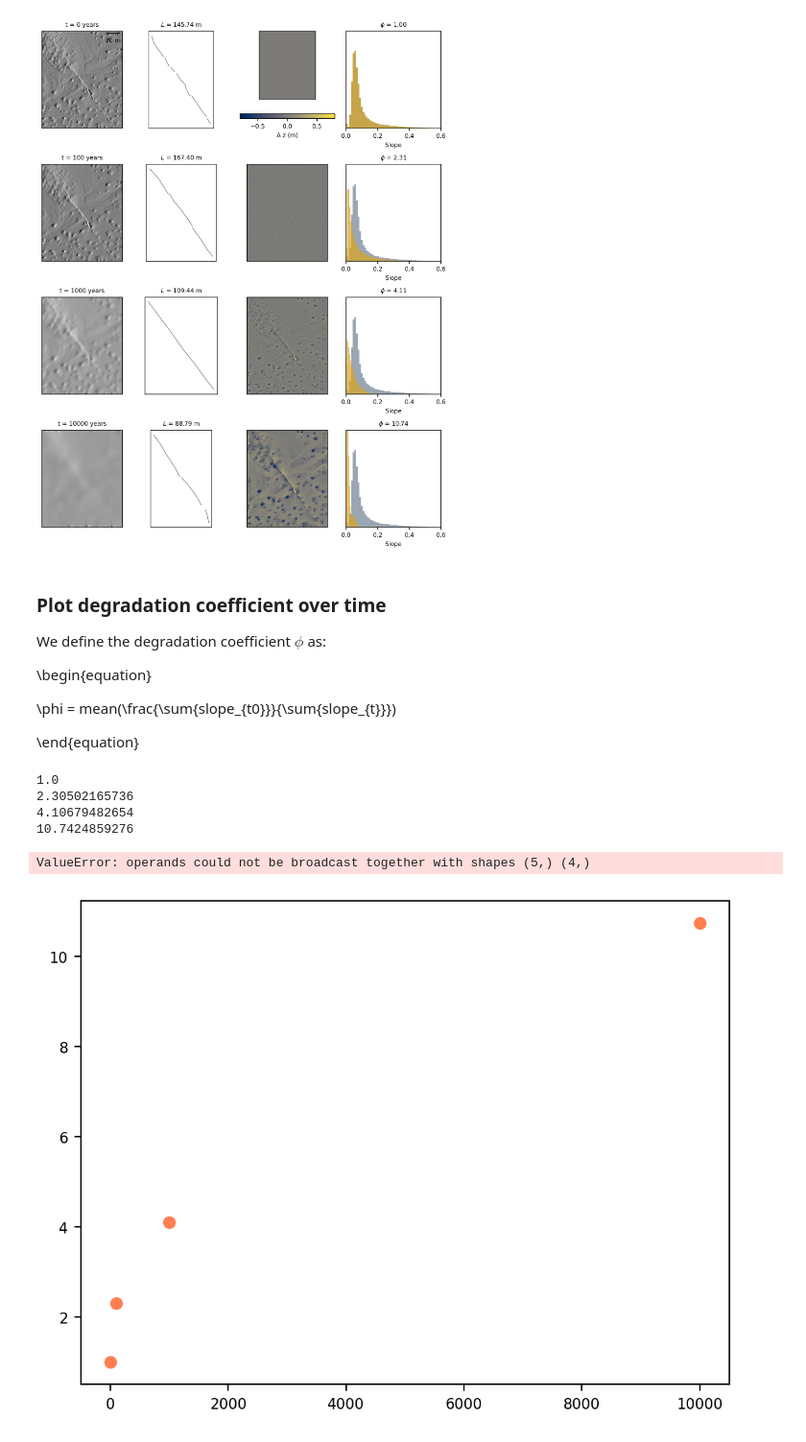
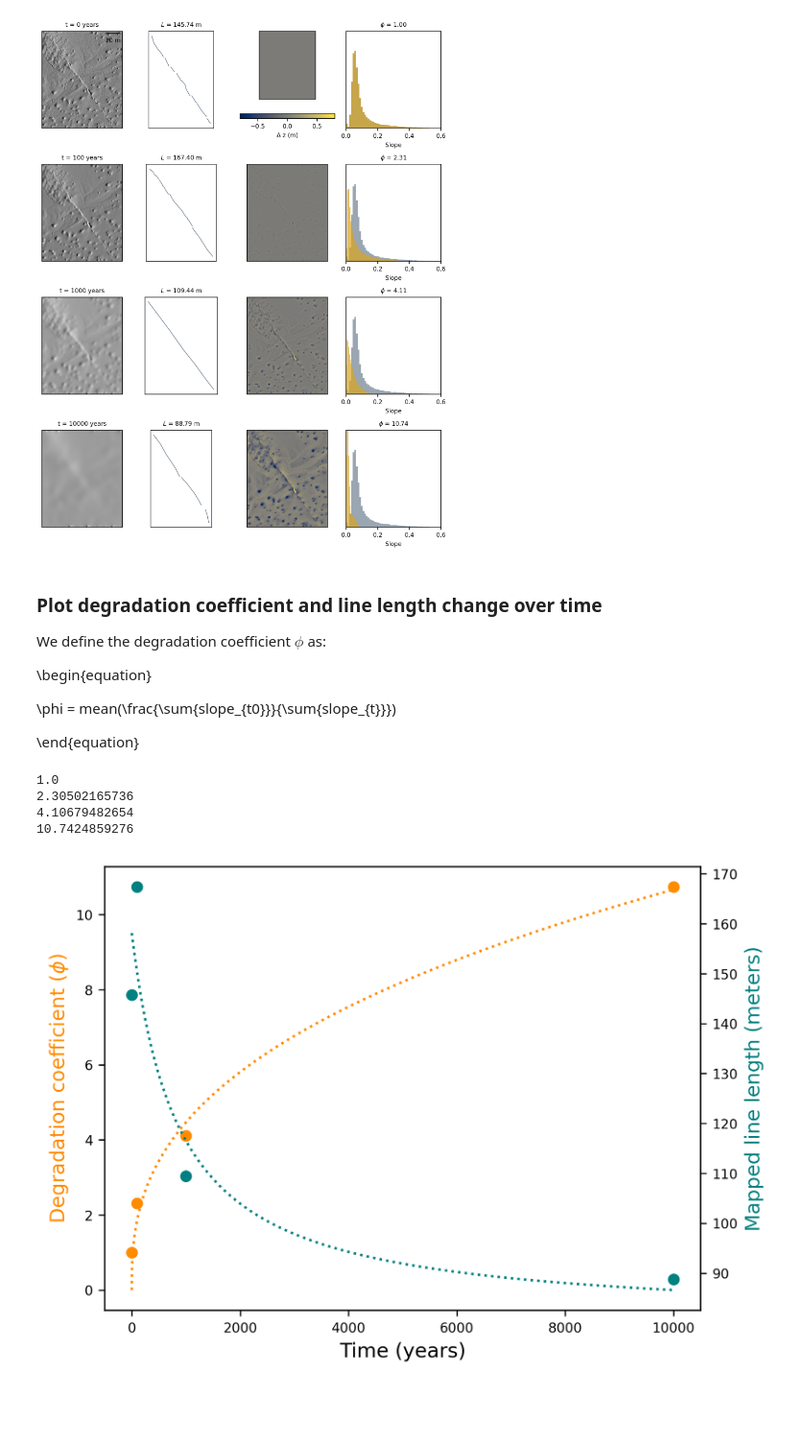
Before and after one commit to absrp/landscape_evolution_PFDHA, a Jupyter notebook: information_loss_analysis.ipynb, the cells around one changed output. Shown at 96% size. Cells and saved outputs as stored; diff of their text form; code cells hidden in the pictures; blank space fills up the shorter version.

Commit message:
plotting degradation coefficient and line length over time

```diff
--- a/information_loss_analysis.ipynb
+++ b/information_loss_analysis.ipynb
@@ -45,6 +45,7 @@ fig, ax = plt.subplots(
 
 # sort shapefiles in order for plotting later
 shapefiles_sorted = sorted(shapefiles, key=lambda x: int(x.split("_")[1].split(".")[0]))
+line_length = [] # for later plot
 
 # landlab grid from DEM
 mg, z = read_esri_ascii(DEM_name, name='topographic__elevation')
@@ -117,6 +118,7 @@ for p in range(max(n_iter)+1):
         gdf['length'] = gdf.geometry.length
         total_length = gdf.geometry.length.sum()
         ax[plot_counter,1].set_title(r"$L$ = {:.2f} m".format(total_length),fontsize=8)
+        line_length.append(total_length)
         plot_counter += 1
     g = mg.calc_grad_at_link(z)
     qs[mg.active_links] = -D * g[mg.active_links]
@@ -156,7 +158,7 @@ plt.savefig(txtname)
 # %% [output]
 [figure]
 # %% [markdown]
-### Plot degradation coefficient over time
+### Plot degradation coefficient and line length change over time
 
 We define the degradation coefficient $\phi$ as:
 
@@ -166,9 +168,7 @@ We define the degradation coefficient $\phi$ as:
 
 \end{equation}
 # %%
-fig= plt.figure(
-    dpi=200,
-)
+fig, ax1 = plt.subplots(dpi=300)
 
 # landlab grid from DEM
 mg, z = read_esri_ascii(DEM_name, name='topographic__elevation')
@@ -183,42 +183,57 @@ D = 0.001  # m2/yr transport rate
 dt = 0.2 * mg.dx * mg.dx / D # time step is 5 years
 mg.set_closed_boundaries_at_grid_edges(True, False, True, False)
 qs = mg.add_zeros('sediment_flux', at='link')
 
-# run model over time
 coeff_t = []
-
+ax2 = ax1.twinx()
+plot_counter = 0
 for p in range(max(n_iter)+1):
     if np.any(p == n_iter):
         slope_t = mg.calc_slope_at_node(z)
         slope_t = np.array(slope_t)
         ratio = slope_t0/slope_t
         ratio = ratio[np.logical_not(np.isnan(ratio))]
         ratio = np.mean(ratio)
         info_loss= ratio
-        print(info_loss)
         coeff_t.append(info_loss)
-        plt.scatter(p*dt,info_loss,color='coral')
+        ax1.scatter(p*dt,info_loss,color='darkorange')
+        ax2.scatter(p*dt,line_length[plot_counter],color='teal')
+        plot_counter += 1
+
     g = mg.calc_grad_at_link(z)
     qs[mg.active_links] = -D * g[mg.active_links]
     dzdt = -mg.calc_flux_div_at_node(qs)
     z[mg.core_nodes] += dzdt[mg.core_nodes] * dt
 
-def func(x,a,c):
+
+def func_deg_coeff(x,a,c):
     return x**a * c
 
-time = np.zeros(5)
+def func_line_length(x,a,b,c):
+    return b - (c * x) / (x + a)
+
+time = np.zeros(4)
 for n in range(len(n_iter)):
     time[n] = n_iter[n]*dt
-popt, pcov = curve_fit(func, time, coeff_t)
+
+popt_deg, pcov_deg = curve_fit(func_deg_coeff, time, coeff_t)
+popt_line, pcov_line= curve_fit(func_line_length, time, line_length)
+
 x = np.linspace(min(time),max(time),10000)
-plt.plot(x,func(x, *popt),color='slategrey',linestyle=':')
-plt.ylabel('Degradation coefficient ($\phi$)')
-plt.xlabel('Time (years)')
+
+
+ax1.plot(x,func_deg_coeff(x, *popt_deg),color='darkorange',linestyle=':')
+ax2.plot(x,func_line_length(x, *popt_line),color='teal',linestyle=':')
+ax1.set_ylabel('Degradation coefficient ($\phi$)',c='darkorange',fontsize=12)
+ax1.set_xlabel('Time (years)',fontsize=12)
+ax2.set_ylabel('Mapped line length (meters)',c='teal',fontsize=12)
+#ax2.set_ylim(min(line_length), max(line_length))
+
+
 plt.show()
 # %% [output]
 1.0
 2.30502165736
 4.10679482654
 10.7424859276
-ValueError: operands could not be broadcast together with shapes (5,) (4,)
-[figure, old version]
+[figure, new version]
```
